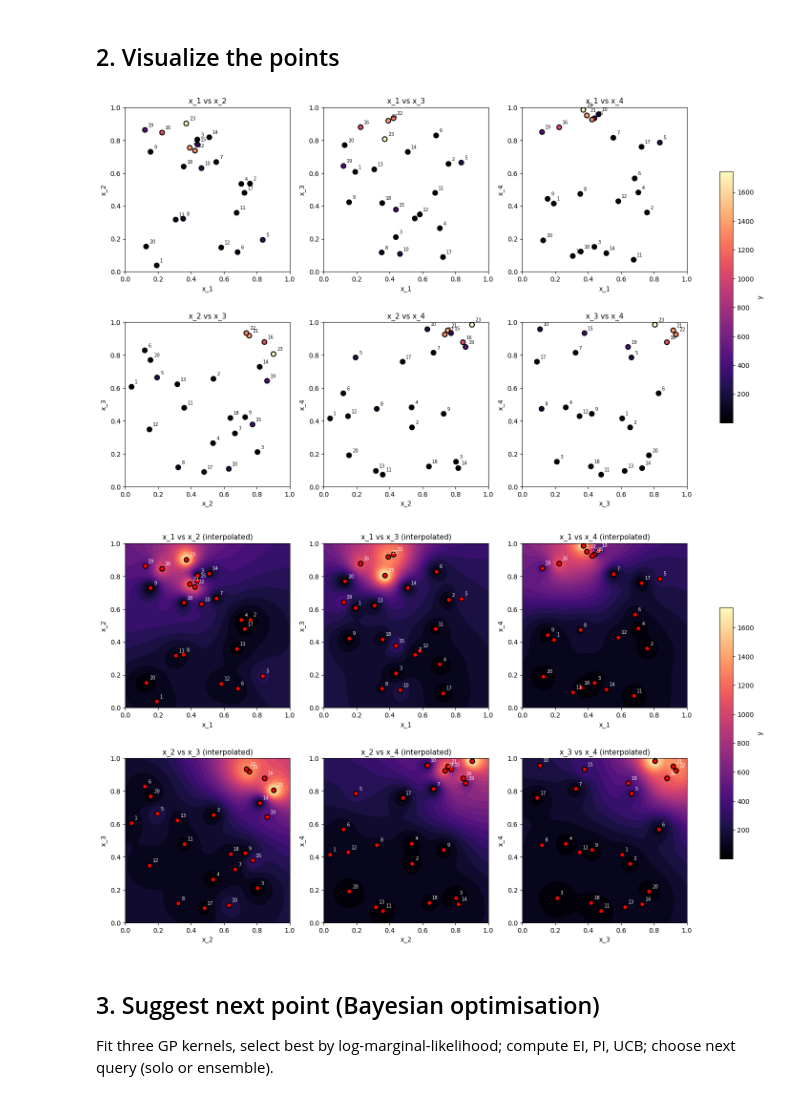
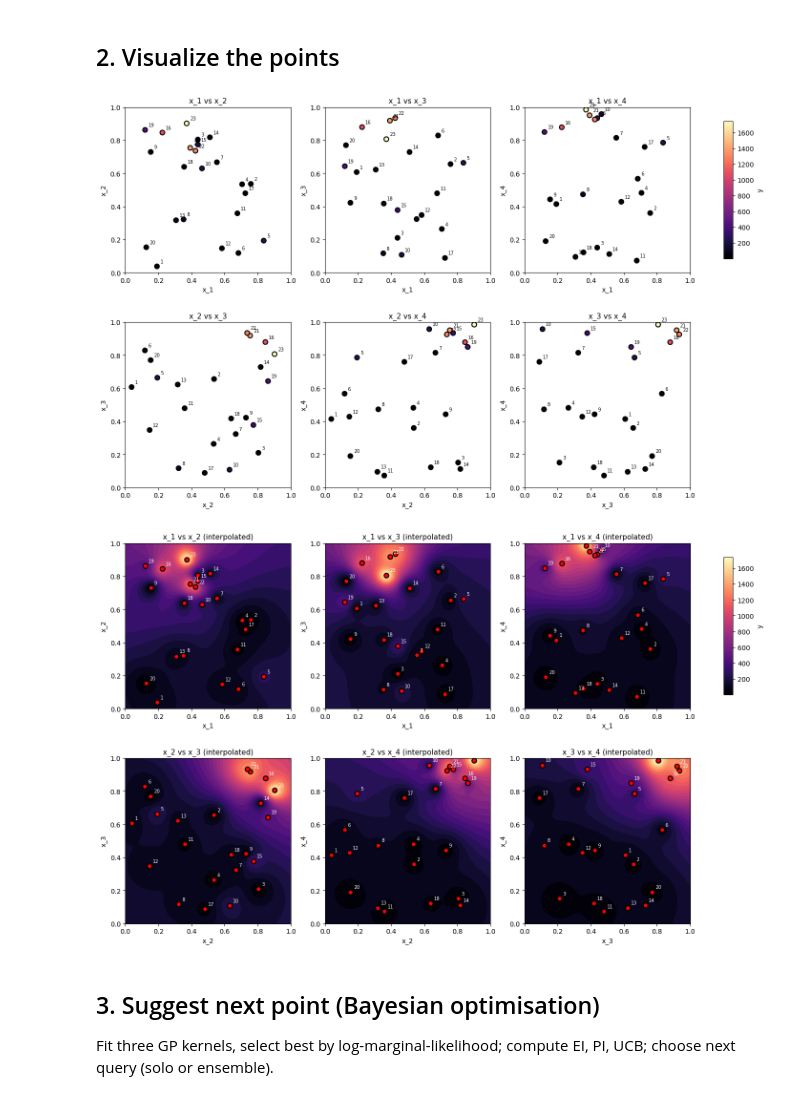
Before and after one commit to karefyllidis/black-box-optimization, a Jupyter notebook: notebooks/function_5_Chemical-Process-Yield.ipynb, the cells around one changed output. Cells and saved outputs as stored; diff of their text form; code cells hidden in the pictures.

```diff
--- a/notebooks/function_5_Chemical-Process-Yield.ipynb
+++ b/notebooks/function_5_Chemical-Process-Yield.ipynb
@@ -146,8 +146,8 @@ for ax, (i, j, li, lj) in zip(axes_flat, pairs):
     ax.set_aspect("equal"); ax.set_xlim(0, 1); ax.set_ylim(0, 1)
 sm = plt.cm.ScalarMappable(norm=plt.Normalize(y.min(), y.max()), cmap="magma")
 sm.set_array(y)
-cbar = fig2.colorbar(sm, ax=axes_flat.tolist(), shrink=0.6, label="y")
-cbar.ax.tick_params(labelsize=10)
+for row in range(2):
+    fig2.colorbar(sm, ax=axes[row, :].tolist(), shrink=0.7, label="y").ax.tick_params(labelsize=8)
 
 if IF_EXPORT_PLOT:
     out_dir = PLOT_EXPORT_DIR
@@ -165,37 +165,37 @@ Y_idw_all = []
 for (i, j, li, lj) in pairs:
     grid_2d = np.column_stack([Ug_idw.ravel(), Vg_idw.ravel()])
     obs_2d  = np.column_stack([X[:, i], X[:, j]])
     dist_gx = np.sqrt(((grid_2d[:, None, :] - obs_2d[None, :, :]) ** 2).sum(axis=2)) + 1e-12
     w = 1.0 / (dist_gx ** 2)
     Y_idw_all.append(((w * y[None, :]).sum(axis=1) / w.sum(axis=1)).reshape(Ug_idw.shape))
 
 _idw_min = min(np.nanmin(s) for s in Y_idw_all)
 _idw_max = max(np.nanmax(s) for s in Y_idw_all)
 if _idw_max <= _idw_min: _idw_max = _idw_min + 1e-10
 _idw_levels = np.linspace(_idw_min, _idw_max, CONTOURF_LEVELS)
 
 fig3, axes3 = plt.subplots(2, 3, figsize=(14, 9), constrained_layout=True)
 axes3_flat = axes3.ravel()
 for ax, (i, j, li, lj), Y_idw in zip(axes3_flat, pairs, Y_idw_all):
     ax.contourf(Ug_idw, Vg_idw, Y_idw, levels=_idw_levels, cmap="magma")
     ax.scatter(X[:, i], X[:, j], c='red', s=50, edgecolors="k", linewidths=SCATTER_EDGE_LW, zorder=2)
     for idx in range(len(y)):
         ax.text(X[idx, i] + 0.02, X[idx, j] + 0.02, str(idx + 1), fontsize=7, color="white", zorder=10)
     ax.set_xlabel(li, fontsize=10); ax.set_ylabel(lj, fontsize=10)
     ax.set_title(f"{li} vs {lj} (interpolated)", fontsize=11)
     ax.set_aspect("equal"); ax.set_xlim(0, 1); ax.set_ylim(0, 1)
 sm3 = plt.cm.ScalarMappable(norm=plt.Normalize(_idw_min, _idw_max), cmap="magma")
 sm3.set_array([])
-cbar3 = fig3.colorbar(sm3, ax=axes3_flat.tolist(), shrink=0.6, label="y")
-cbar3.ax.tick_params(labelsize=10)
+for row in range(2):
+    fig3.colorbar(sm3, ax=axes3[row, :].tolist(), shrink=0.7, label="y").ax.tick_params(labelsize=8)
 
 if IF_EXPORT_PLOT:
     fig3.savefig(out_dir / "function_5_observations_2d_pairs_interpolated.png", dpi=150, bbox_inches="tight")
 if IF_SHOW_PLOT:
     plt.show()
 # %% [output]
-[figure, old version]
+[figure, new version]
-[figure, old version]
+[figure, new version]
 # %% [markdown]
 ## 3. Suggest next point (Bayesian optimisation)
 
```
Also changed, not shown: parts of 3 cells of this notebook, 5 other files.
